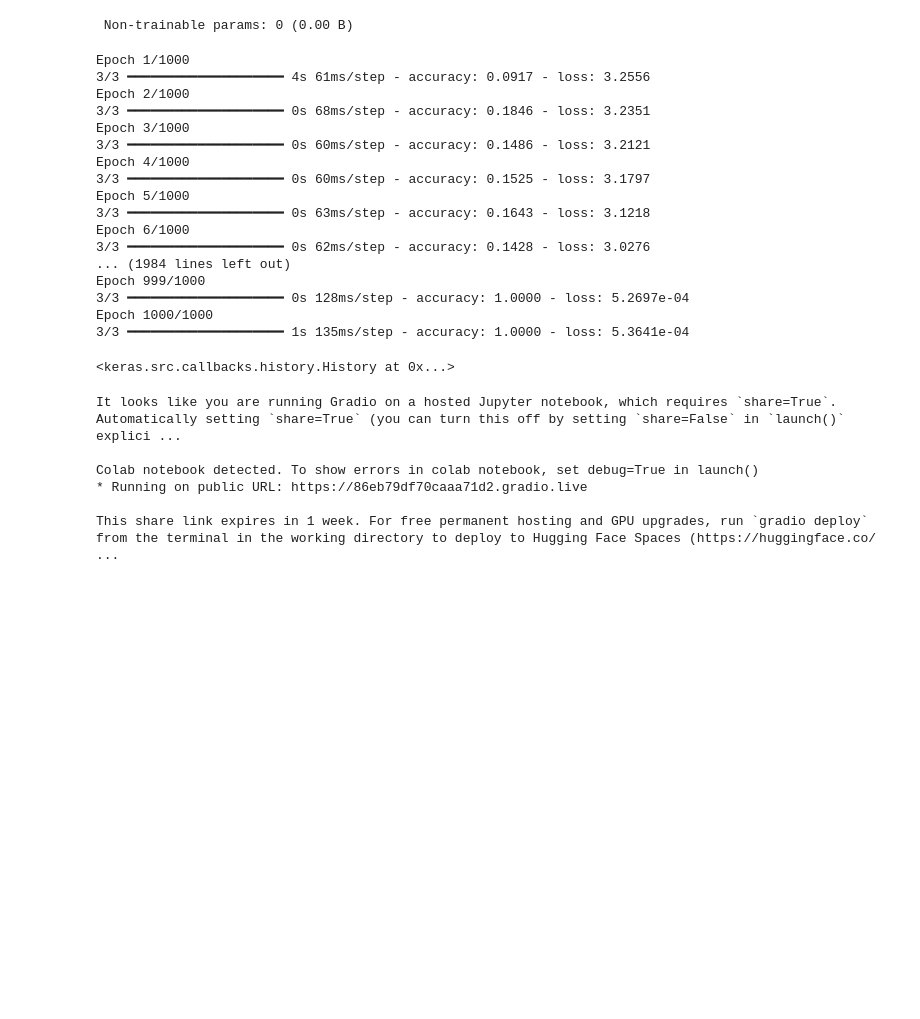
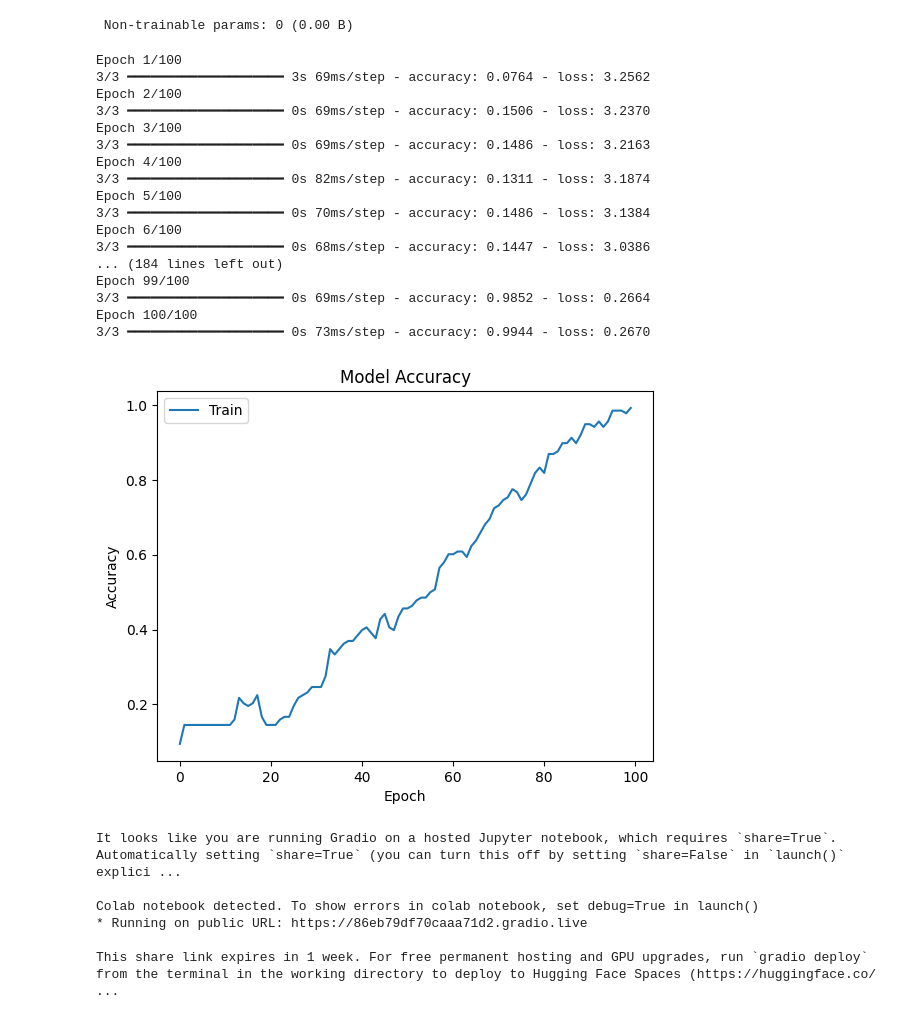
Before and after one commit to Harika-Mullaguri/Deep-Learning, a Jupyter notebook: GRU.ipynb, the cells around one changed output. Saved outputs shown, nothing was run; the diff lists cells and outputs as text; code cells hidden in the pictures; blank space fills up the shorter version.

```diff
--- a/GRU.ipynb
+++ b/GRU.ipynb
@@ -60,26 +61,34 @@ Model: "sequential"
  Trainable params: 0 (0.00 B)
  Non-trainable params: 0 (0.00 B)
 # %%
-model.fit(X, y, epochs=1000, batch_size=64)
+history=model.fit(X, y, epochs=100, batch_size=64)
 # %% [output]
-Epoch 1/1000
-3/3 ━━━━━━━━━━━━━━━━━━━━ 4s 61ms/step - accuracy: 0.0917 - loss: 3.2556
-Epoch 2/1000
-3/3 ━━━━━━━━━━━━━━━━━━━━ 0s 68ms/step - accuracy: 0.1846 - loss: 3.2351
-Epoch 3/1000
-3/3 ━━━━━━━━━━━━━━━━━━━━ 0s 60ms/step - accuracy: 0.1486 - loss: 3.2121
-Epoch 4/1000
-3/3 ━━━━━━━━━━━━━━━━━━━━ 0s 60ms/step - accuracy: 0.1525 - loss: 3.1797
-Epoch 5/1000
-3/3 ━━━━━━━━━━━━━━━━━━━━ 0s 63ms/step - accuracy: 0.1643 - loss: 3.1218
-Epoch 6/1000
-3/3 ━━━━━━━━━━━━━━━━━━━━ 0s 62ms/step - accuracy: 0.1428 - loss: 3.0276
-... (1984 lines left out)
-Epoch 999/1000
-3/3 ━━━━━━━━━━━━━━━━━━━━ 0s 128ms/step - accuracy: 1.0000 - loss: 5.2697e-04
-Epoch 1000/1000
-3/3 ━━━━━━━━━━━━━━━━━━━━ 1s 135ms/step - accuracy: 1.0000 - loss: 5.3641e-04
+Epoch 1/100
+3/3 ━━━━━━━━━━━━━━━━━━━━ 3s 69ms/step - accuracy: 0.0764 - loss: 3.2562
+Epoch 2/100
+3/3 ━━━━━━━━━━━━━━━━━━━━ 0s 69ms/step - accuracy: 0.1506 - loss: 3.2370
+Epoch 3/100
+3/3 ━━━━━━━━━━━━━━━━━━━━ 0s 69ms/step - accuracy: 0.1486 - loss: 3.2163
+Epoch 4/100
+3/3 ━━━━━━━━━━━━━━━━━━━━ 0s 82ms/step - accuracy: 0.1311 - loss: 3.1874
+Epoch 5/100
+3/3 ━━━━━━━━━━━━━━━━━━━━ 0s 70ms/step - accuracy: 0.1486 - loss: 3.1384
+Epoch 6/100
+3/3 ━━━━━━━━━━━━━━━━━━━━ 0s 68ms/step - accuracy: 0.1447 - loss: 3.0386
+... (184 lines left out)
+Epoch 99/100
+3/3 ━━━━━━━━━━━━━━━━━━━━ 0s 69ms/step - accuracy: 0.9852 - loss: 0.2664
+Epoch 100/100
+3/3 ━━━━━━━━━━━━━━━━━━━━ 0s 73ms/step - accuracy: 0.9944 - loss: 0.2670
-<keras.src.callbacks.history.History at 0x...>
+# %%
+plt.plot(history.history['accuracy'])
+plt.title('Model Accuracy')
+plt.ylabel('Accuracy')
+plt.xlabel('Epoch')
+plt.legend(['Train'], loc='upper left')
+plt.show()
+# %% [output]
+[figure, added]
 # %%
 def generate_text(seed_text, num_chars):
     for _ in range(num_chars):
```
Also changed, not shown: parts of 1 cell of this notebook.
